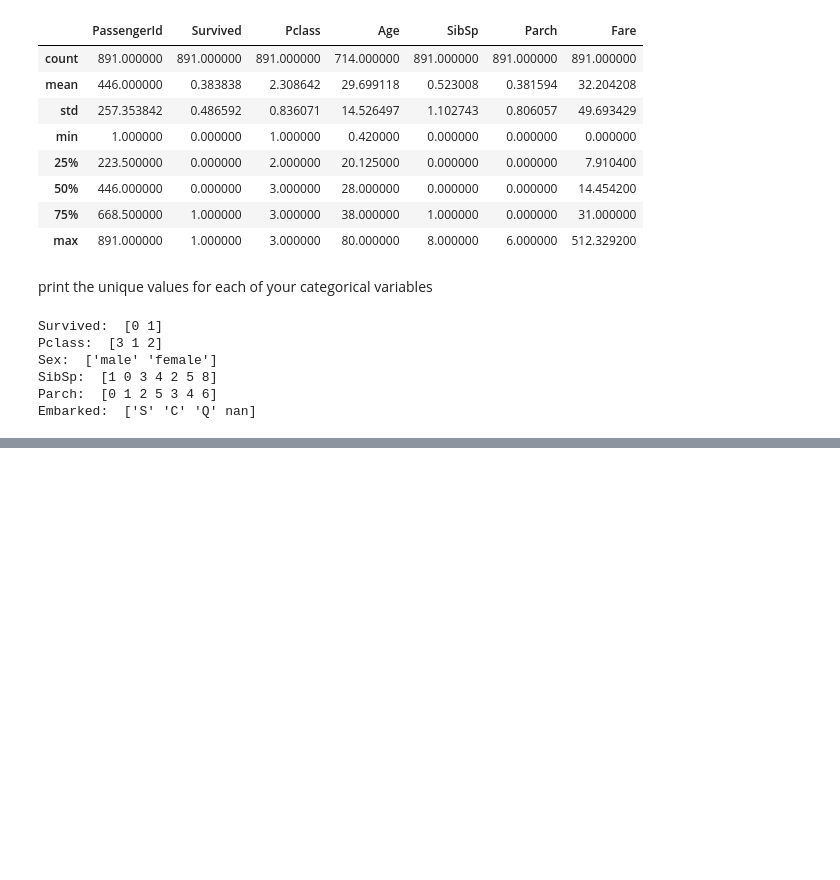
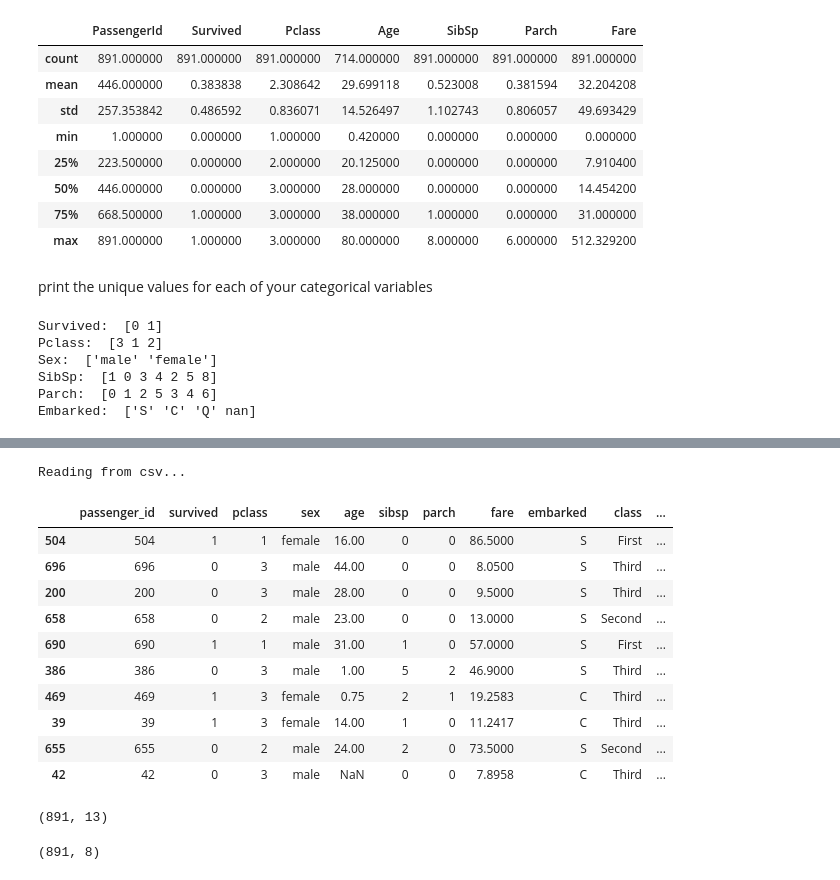
Before and after one commit to ChrisTeceno/classification-exercises, a Jupyter notebook: classification_exercises.ipynb, the cells around one changed output, grey strips where cells are left out. Saved outputs shown, nothing was run; the diff lists cells and outputs as text; code cells hidden in the pictures; blank space fills up the shorter version.

```diff
--- a/classification_exercises.ipynb
+++ b/classification_exercises.ipynb
@@ -238,0 +260,23 @@ Reading from csv...
+# %%
+df = acquire.get_titanic_data()
+df.sample(10)
+# note that class is string output for pclass, and alone is 1 if s(ibsp=0 & parch = 0 )
+# also embarked is the first letter of embarked town
+# we will remove these below
+# %% [output]
+Reading from csv...
+|  | passenger_id | survived | pclass | sex | age | sibsp | parch | fare | embarked | class | ... |
+| 504 | 504 | 1 | 1 | female | 16.00 | 0 | 0 | 86.5000 | S | First | ... |
+| 696 | 696 | 0 | 3 | male | 44.00 | 0 | 0 | 8.0500 | S | Third | ... |
+| 200 | 200 | 0 | 3 | male | 28.00 | 0 | 0 | 9.5000 | S | Third | ... |
+| 658 | 658 | 0 | 2 | male | 23.00 | 0 | 0 | 13.0000 | S | Second | ... |
+| 690 | 690 | 1 | 1 | male | 31.00 | 1 | 0 | 57.0000 | S | First | ... |
+| 386 | 386 | 0 | 3 | male | 1.00 | 5 | 2 | 46.9000 | S | Third | ... |
+| 469 | 469 | 1 | 3 | female | 0.75 | 2 | 1 | 19.2583 | C | Third | ... |
+| 39 | 39 | 1 | 3 | female | 14.00 | 1 | 0 | 11.2417 | C | Third | ... |
+| 655 | 655 | 0 | 2 | male | 24.00 | 2 | 0 | 73.5000 | S | Second | ... |
+| 42 | 42 | 0 | 3 | male | NaN | 0 | 0 | 7.8958 | C | Third | ... |
+# %%
+df.shape
+# %% [output]
+(891, 13)
@@ -238,0 +286,6 @@ Reading from csv...
+# %%
+# keep columns with less than 10 nulls
+df = df.loc[:,df.isna().sum()<10]
+df.shape
+# %% [output]
+(891, 8)
```
Also changed, not shown: parts of 18 cells of this notebook, 2 other files.
